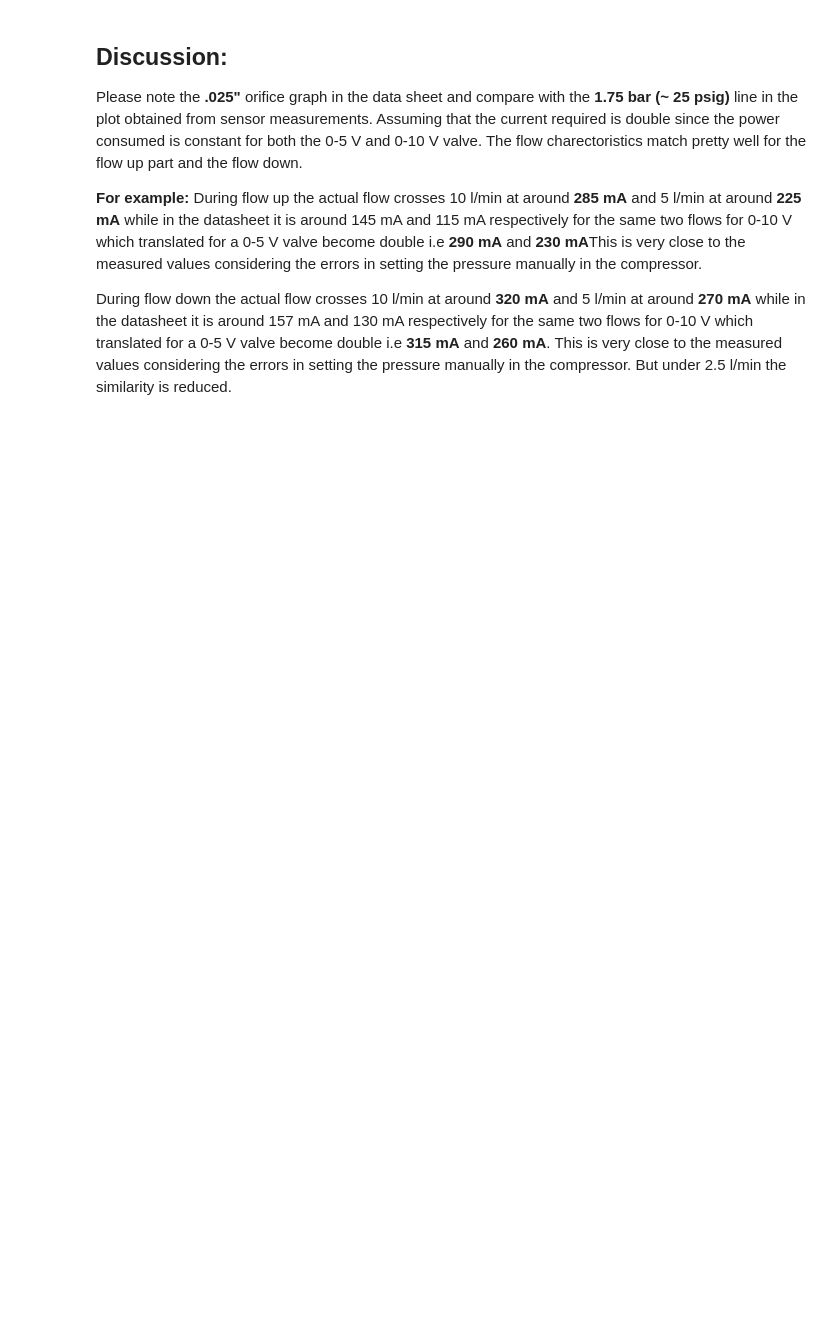
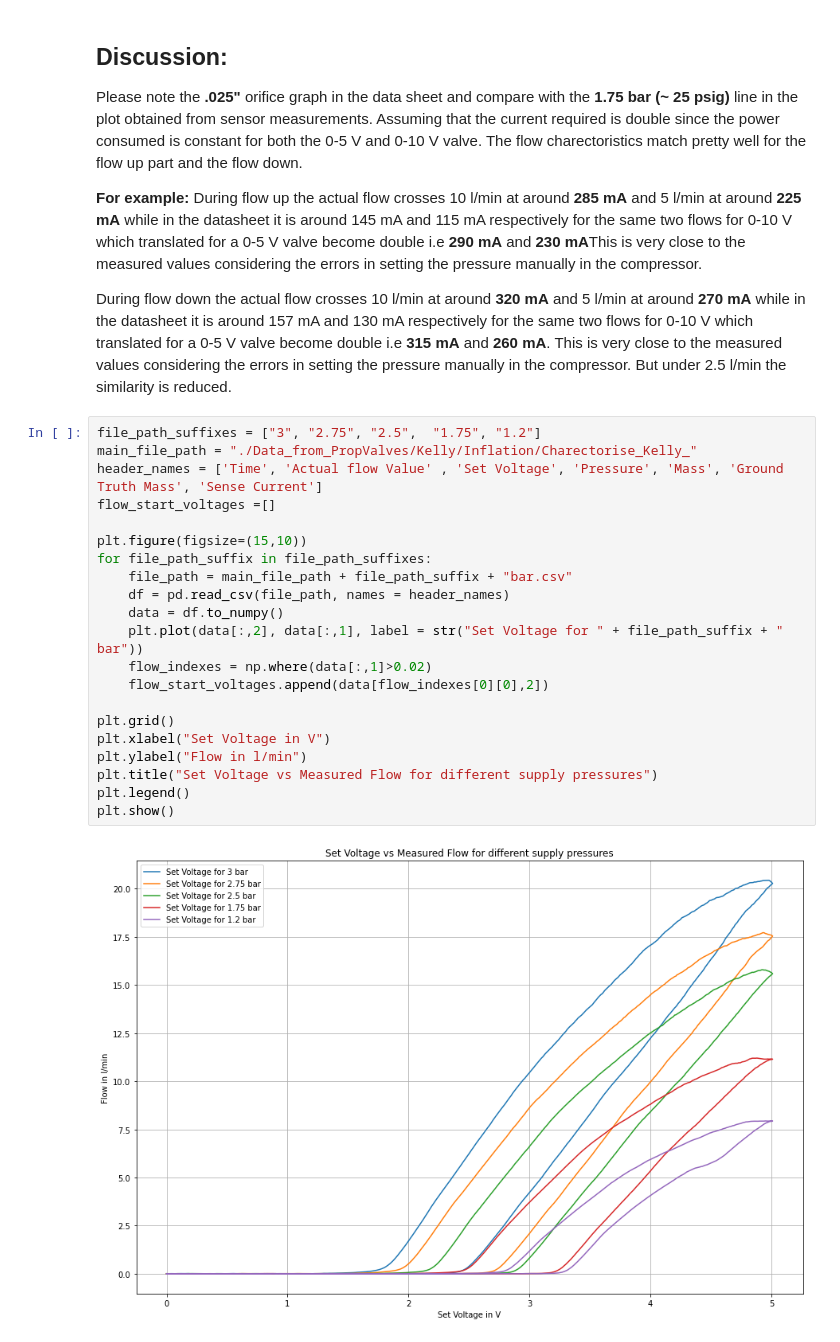
Before and after one commit to pmkumar1308/RPi-read-flow-sensor, a Jupyter notebook: Charectorise_kelly.ipynb, the cells around one changed output. Drawn from its saved outputs; the diff is of its cells as text; blank space fills up the shorter version.

```diff
--- a/Charectorise_kelly.ipynb
+++ b/Charectorise_kelly.ipynb
@@ -109,3 +110,26 @@ Please note the **.025"** orifice graph in the data sheet and compare with the *
 **For example:** During flow up the actual flow crosses 10 l/min at around **285 mA** and 5 l/min at around **225 mA** while in the datasheet it is around 145 mA and 115 mA respectively for the same two flows for 0-10 V which translated for a 0-5 V valve become double i.e **290 mA** and **230 mA**This is very close to the measured values considering the errors in setting the pressure manually in the compressor.
 
 During flow down the actual flow crosses 10 l/min at around **320 mA** and 5 l/min at around **270 mA** while in the datasheet it is around 157 mA and 130 mA respectively for the same two flows for 0-10 V which translated for a 0-5 V valve become double i.e **315 mA** and **260 mA**. This is very close to the measured values considering the errors in setting the pressure manually in the compressor. But under 2.5 l/min the similarity is reduced.
+# %%
+file_path_suffixes = ["3", "2.75", "2.5",  "1.75", "1.2"]
+main_file_path = "./Data_from_PropValves/Kelly/Inflation/Charectorise_Kelly_"
+header_names = ['Time', 'Actual flow Value' , 'Set Voltage', 'Pressure', 'Mass', 'Ground Truth Mass', 'Sense Current']
+flow_start_voltages =[]
+
+plt.figure(figsize=(15,10))
+for file_path_suffix in file_path_suffixes:
+    file_path = main_file_path + file_path_suffix + "bar.csv"
+    df = pd.read_csv(file_path, names = header_names)
+    data = df.to_numpy()
+    plt.plot(data[:,2], data[:,1], label = str("Set Voltage for " + file_path_suffix + " bar"))
+    flow_indexes = np.where(data[:,1]>0.02)
+    flow_start_voltages.append(data[flow_indexes[0][0],2])
+
+plt.grid()
+plt.xlabel("Set Voltage in V")
+plt.ylabel("Flow in l/min")
+plt.title("Set Voltage vs Measured Flow for different supply pressures")
+plt.legend()
+plt.show()
+# %% [output]
+[figure, added]
```
Also changed, not shown: parts of 3 cells of this notebook.
